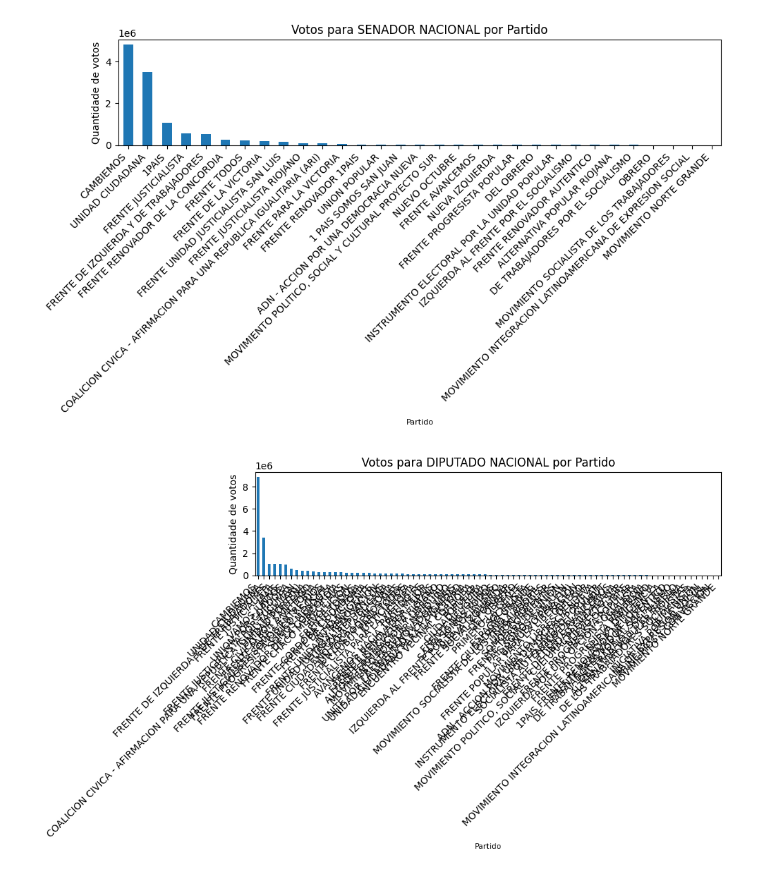
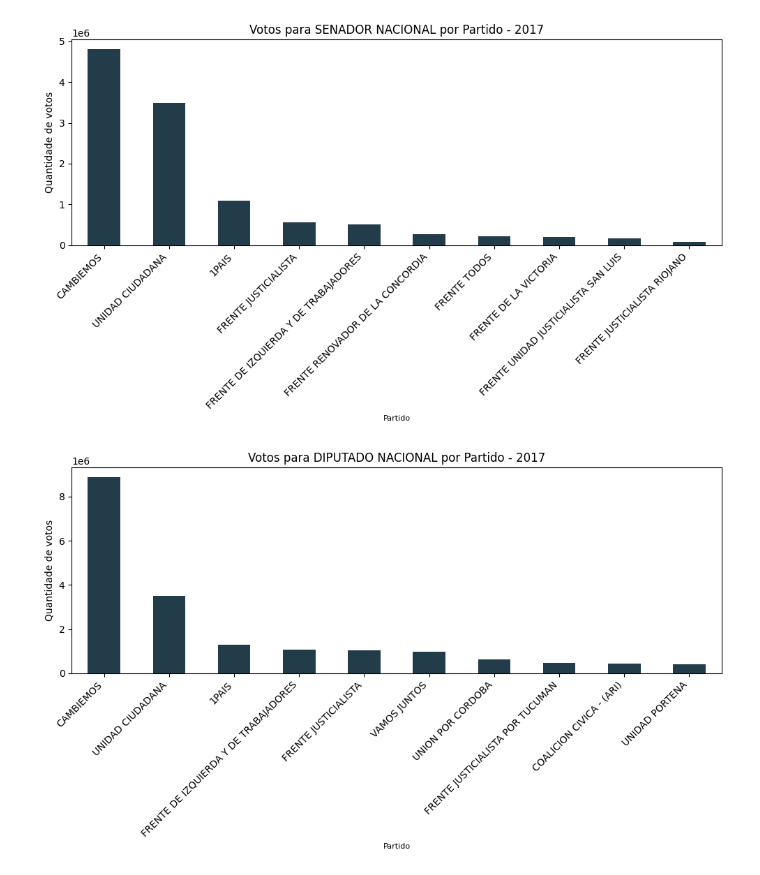
Before and after one commit to quintellabernardo/nucleo_macro_2025_2, a Jupyter notebook: eleicoes_2023.ipynb, the cells around one changed output. Cells and saved outputs as stored; diff of their text form; code cells hidden in the pictures.

Commit message:
graficos | ipps de partidos | add senadores ipp

```diff
--- a/eleicoes_2023.ipynb
+++ b/eleicoes_2023.ipynb
@@ -59,7 +59,7 @@ normalizacoes = {
     "HACEMOS": "HACEMOS POR NUESTRO PAIS",
     "FRENTE DE IZQUIERDA": "FRENTE DE IZQUIERDA Y DE TRABAJADORES",
     "FRENTE DE TODOS": "FRENTE DE TODOS",
-    "ARI": "COALICION CIVICA - AFIRMACION PARA UNA REPUBLICA IGUALITARIA (ARI)",
+    "ARI": "COALICION CIVICA - (ARI)",
     "PROPUESTA REPUBLICANA": "PROPUESTA REPUBLICANA",
     "FE": "PARTIDO FE",
     "FRENTE PARA LA VICTORIA": "FRENTE PARA LA VICTORIA",
@@ -69,7 +69,8 @@ normalizacoes = {
     "ALIANZA PROGRESISTA": "PROGRESISTAS",
     "NUEVA ALTERNATIVA": "UNIDOS POR UNA NUEVA ALTERNATIVA",
     "1PAIS": "1PAIS",
-    "UNIDAD CIUDADANA": "UNIDAD CIUDADANA"
+    "UNIDAD CIUDADANA": "UNIDAD CIUDADANA",
+    "ENCUENTRO POR CORRIENTES": "ENCUENTRO POR CORRIENTES"
 }
 
 def normalize_name(name: str) -> str:
@@ -93,7 +94,7 @@ def normalize_name(name: str) -> str:
     name = re.sub(r'\s+', ' ', name)
     return name.strip()
 # %%
-def plot_votos(df: pd.DataFrame, cargo:str):
+def plot_votos(df: pd.DataFrame, cargo:str, ano:str):
     """
     Plota um gráfico de barras com os votos agrupados por partido para um determinado cargo.
 
@@ -106,12 +107,16 @@ def plot_votos(df: pd.DataFrame, cargo:str):
     df_presidente = df[df["cargo_nombre"] == cargo]
 
     # Agrupando votos para Presidente por Partido
-    votos_por_partido = (df_presidente.groupby("agrupacion_nombre")["votos_cantidad"].sum().sort_values(ascending=False))
+    votos_por_partido = (
+        df_presidente.groupby("agrupacion_nombre")["votos_cantidad"]
+        .sum()
+        .sort_values(ascending=False)
+        .head(10))
 
     # Exibição do gráfico
     plt.figure(figsize=(10,6))
-    votos_por_partido.plot(kind="bar")
-    plt.title(f"Votos para {cargo} por Partido")
+    votos_por_partido.plot(kind="bar", color="#233C49")
+    plt.title(f"Votos para {cargo} por Partido - {ano}")
     plt.ylabel("Quantidade de votos")
     plt.xlabel("Partido", fontsize=8)
     plt.xticks(rotation=45, ha="right")
@@ -156,11 +161,11 @@ plot_votos(df_2019,"DIPUTADOS NACIONALES")
 df_2017 = read_csv("data\ResultadosElectorales2017.csv")
 df_2017['agrupacion_nombre'] = df_2017['agrupacion_nombre'].apply(normalize_name)
 # %%
-plot_votos(df_2017,"SENADOR NACIONAL")
-plot_votos(df_2017,"DIPUTADO NACIONAL")
+plot_votos(df_2017,"SENADOR NACIONAL", 2017)
+plot_votos(df_2017,"DIPUTADO NACIONAL", 2017)
 # %% [output]
-[figure, old version]
+[figure, new version]
-[figure, old version]
+[figure, new version]
 # %%
 #Leitura do CSV de 2015 contendo os resultados eleitorais provisorios
 df_2015 = read_csv("data\ResultadosElectorales2015.csv")
```
Also changed, not shown: parts of 9 cells of this notebook, 1 other file.
